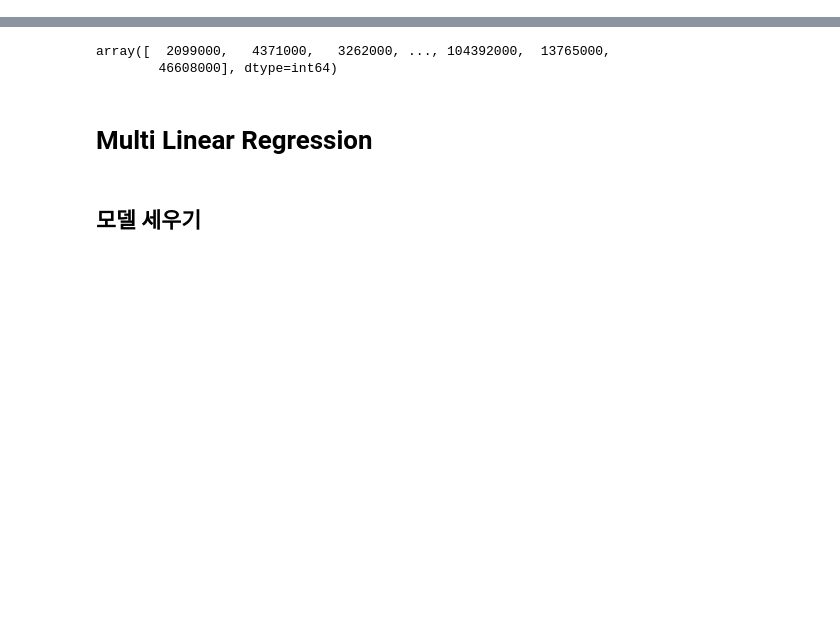
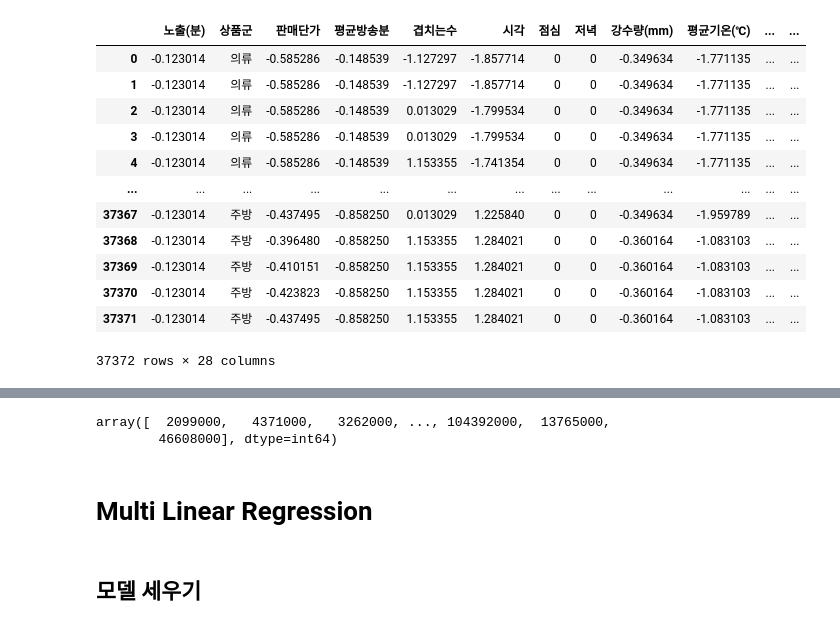
Before and after one commit to hana-dool/2007_Bigcon, a Jupyter notebook: Analysis/우리가 할 모델링들.ipynb, the cells around one changed output, grey strips where cells are left out. Drawn from its saved outputs; the diff is of its cells as text; code cells hidden in the pictures; blank space fills up the shorter version.

```diff
--- a/Analysis/우리가 할 모델링들.ipynb
+++ b/Analysis/우리가 할 모델링들.ipynb
@@ -0,0 +109,16 @@
+# %%
+X
+# %% [output]
+|  | 노출(분) | 상품군 | 판매단가 | 평균방송분 | 겹치는수 | 시각 | 점심 | 저녁 | 강수량(mm) | 평균기온(℃) | ... | ... |
+| 0 | -0.123014 | 의류 | -0.585286 | -0.148539 | -1.127297 | -1.857714 | 0 | 0 | -0.349634 | -1.771135 | ... | ... |
+| 1 | -0.123014 | 의류 | -0.585286 | -0.148539 | -1.127297 | -1.857714 | 0 | 0 | -0.349634 | -1.771135 | ... | ... |
+| 2 | -0.123014 | 의류 | -0.585286 | -0.148539 | 0.013029 | -1.799534 | 0 | 0 | -0.349634 | -1.771135 | ... | ... |
+| 3 | -0.123014 | 의류 | -0.585286 | -0.148539 | 0.013029 | -1.799534 | 0 | 0 | -0.349634 | -1.771135 | ... | ... |
+| 4 | -0.123014 | 의류 | -0.585286 | -0.148539 | 1.153355 | -1.741354 | 0 | 0 | -0.349634 | -1.771135 | ... | ... |
+| ... | ... | ... | ... | ... | ... | ... | ... | ... | ... | ... | ... | ... |
+| 37367 | -0.123014 | 주방 | -0.437495 | -0.858250 | 0.013029 | 1.225840 | 0 | 0 | -0.349634 | -1.959789 | ... | ... |
+| 37368 | -0.123014 | 주방 | -0.396480 | -0.858250 | 1.153355 | 1.284021 | 0 | 0 | -0.360164 | -1.083103 | ... | ... |
+| 37369 | -0.123014 | 주방 | -0.410151 | -0.858250 | 1.153355 | 1.284021 | 0 | 0 | -0.360164 | -1.083103 | ... | ... |
+| 37370 | -0.123014 | 주방 | -0.423823 | -0.858250 | 1.153355 | 1.284021 | 0 | 0 | -0.360164 | -1.083103 | ... | ... |
+| 37371 | -0.123014 | 주방 | -0.437495 | -0.858250 | 1.153355 | 1.284021 | 0 | 0 | -0.360164 | -1.083103 | ... | ... |
+37372 rows × 28 columns
```
Also changed, not shown: parts of 22 cells of this notebook, 5 other files.
